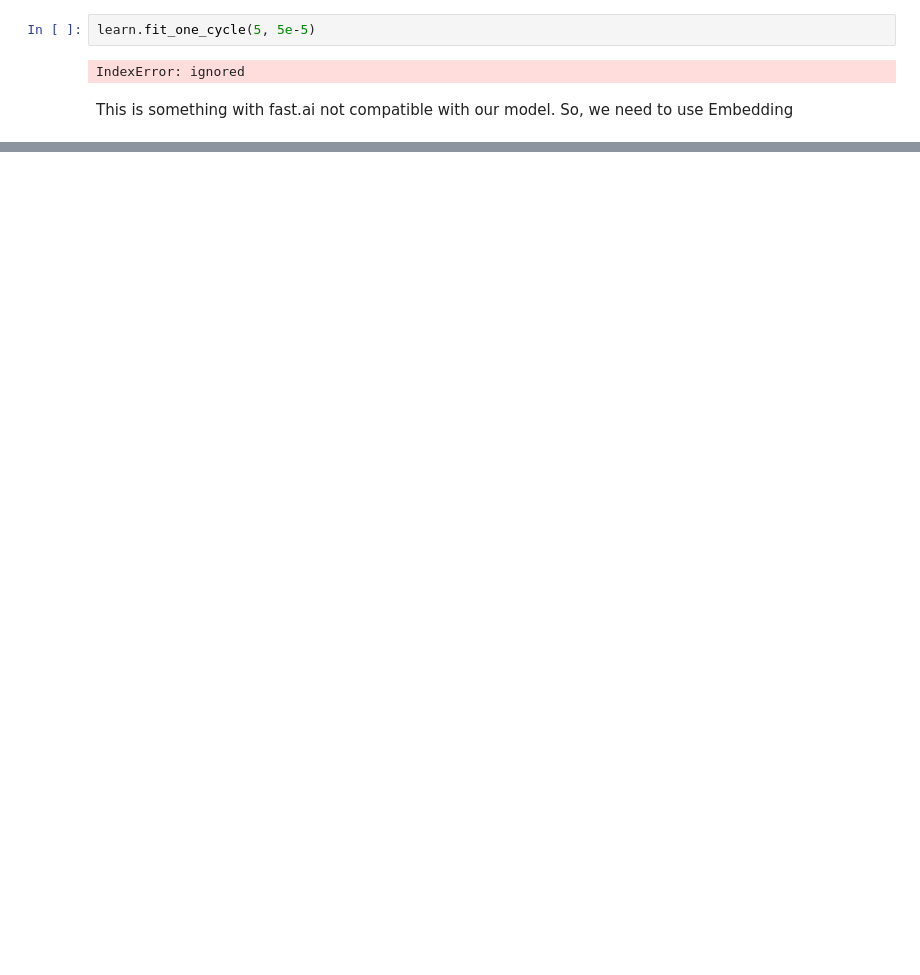
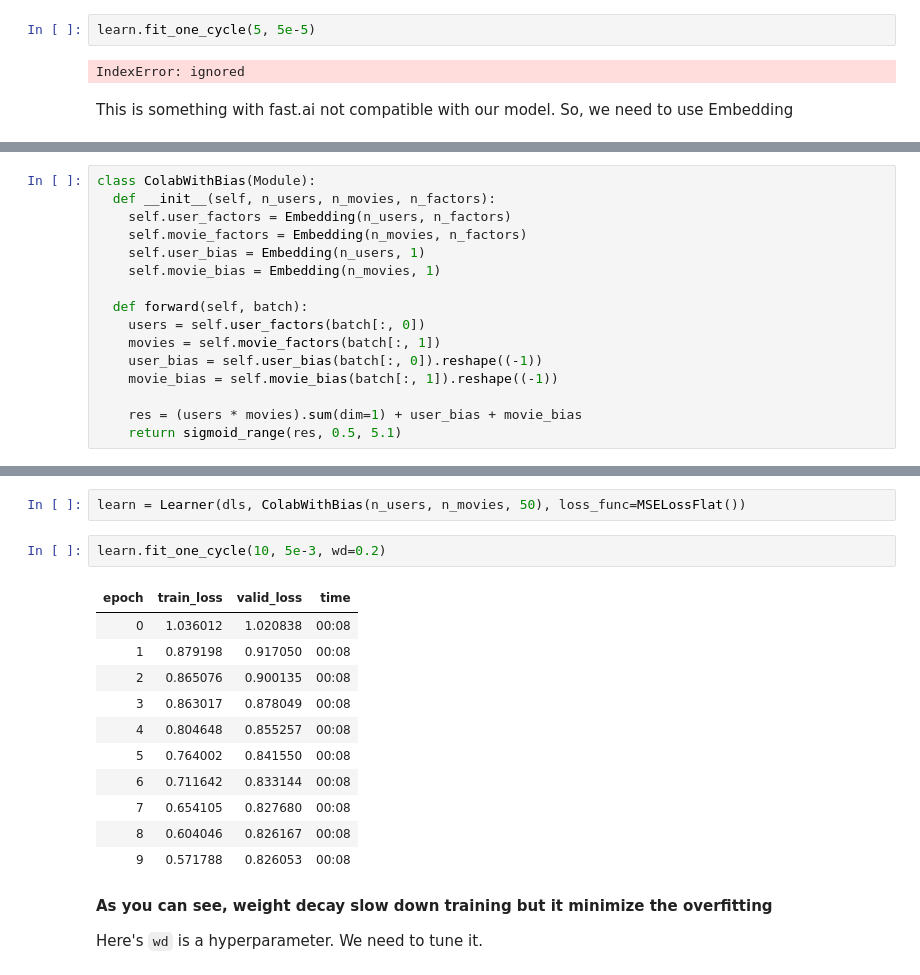
Before and after one commit to arunoda/fastai-v4, a Jupyter notebook: 07_1_colab_filtering.ipynb, the cells around one changed output, grey strips where cells are left out. Cells and saved outputs as stored; diff of their text form; blank space fills up the shorter version.

```diff
--- a/07_1_colab_filtering.ipynb
+++ b/07_1_colab_filtering.ipynb
@@ -305,0 +398,16 @@ learn.fit_one_cycle(3, 1e-3)
+# %%
+class ColabWithBias(Module):
+  def __init__(self, n_users, n_movies, n_factors):
+    self.user_factors = Embedding(n_users, n_factors)
+    self.movie_factors = Embedding(n_movies, n_factors)
+    self.user_bias = Embedding(n_users, 1)
+    self.movie_bias = Embedding(n_movies, 1)
+
+  def forward(self, batch):
+    users = self.user_factors(batch[:, 0])
+    movies = self.movie_factors(batch[:, 1])
+    user_bias = self.user_bias(batch[:, 0]).reshape((-1))
+    movie_bias = self.movie_bias(batch[:, 1]).reshape((-1))
+
+    res = (users * movies).sum(dim=1) + user_bias + movie_bias
+    return sigmoid_range(res, 0.5, 5.1)
@@ -305,0 +440,20 @@ learn.fit_one_cycle(3, 1e-3)
+# %%
+learn = Learner(dls, ColabWithBias(n_users, n_movies, 50), loss_func=MSELossFlat())
+# %%
+learn.fit_one_cycle(10, 5e-3, wd=0.2)
+# %% [output]
+| epoch | train_loss | valid_loss | time |
+| 0 | 1.036012 | 1.020838 | 00:08 |
+| 1 | 0.879198 | 0.917050 | 00:08 |
+| 2 | 0.865076 | 0.900135 | 00:08 |
+| 3 | 0.863017 | 0.878049 | 00:08 |
+| 4 | 0.804648 | 0.855257 | 00:08 |
+| 5 | 0.764002 | 0.841550 | 00:08 |
+| 6 | 0.711642 | 0.833144 | 00:08 |
+| 7 | 0.654105 | 0.827680 | 00:08 |
+| 8 | 0.604046 | 0.826167 | 00:08 |
+| 9 | 0.571788 | 0.826053 | 00:08 |
+# %% [markdown]
+**As you can see, weight decay slow down training but it minimize the overfitting**
+
+Here's `wd` is a hyperparameter. We need to tune it.
```
Also changed, not shown: parts of 47 cells of this notebook.
